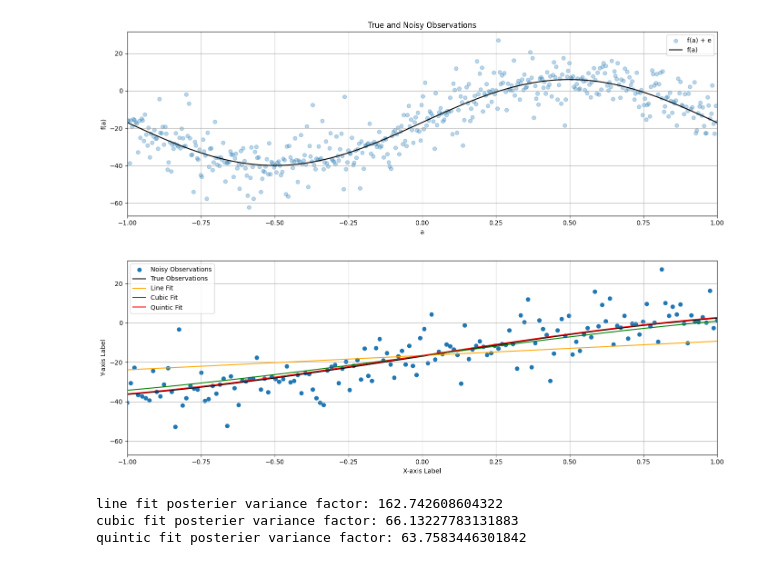
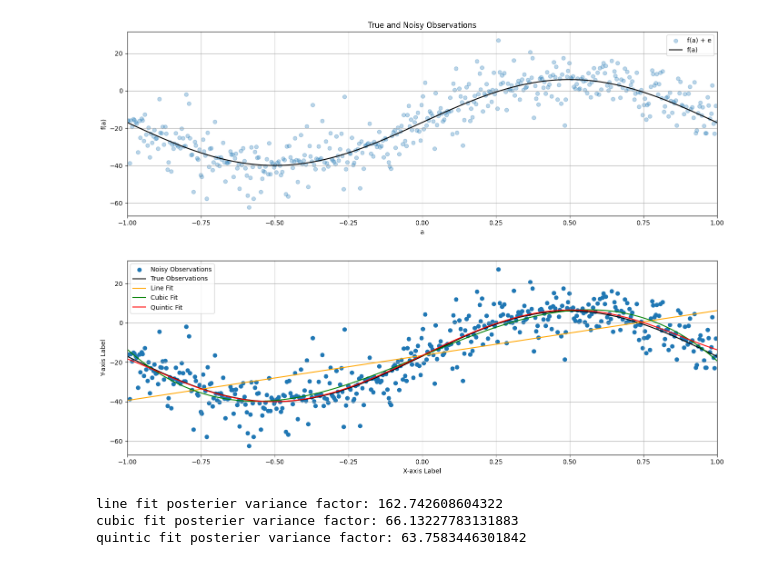
Before and after one commit to paul-dobre/engg680_2024_fall, a Jupyter notebook: Lab_Assignment2/Assignment2.ipynb, the cells around one changed output. Cells and saved outputs as stored; diff of their text form; code cells hidden in the pictures.

```diff
--- a/Lab_Assignment2/Assignment2.ipynb
+++ b/Lab_Assignment2/Assignment2.ipynb
@@ -160,30 +160,30 @@ quintic_uw = np.polyval(x5[::-1],a)#...
 # %%
 # step 8
 # use the matplotlib to plot each polynomial function, noisy observations l, true observations l_true, together in one single figure
 # for the polynomials of line, cubic and quintic, use color of orange, green and red respectively.
 # (2 marks)
 
 fig, ax = plt.subplots(nrows=1, ncols=1, figsize=(14, 5))
 # Plot noisy and true observations
-ax.scatter(a,l, label="Noisy Observations")
-ax.plot(a,l_true, label="True Observations", color='black')
+ax.scatter(scaled_a,l, label="Noisy Observations")
+ax.plot(scaled_a,l_true, label="True Observations", color='black')
 
 # Plot polynomial functions for line, cubic, and quintic
-ax.plot(a,line_uw, label="Line Fit", color='orange')
-ax.plot(a,cubic_uw, label="Cubic Fit", color='green')
-ax.plot(a,quintic_uw, label="Quintic Fit", color='red')
+ax.plot(scaled_a,line_uw, label="Line Fit", color='orange')
+ax.plot(scaled_a,cubic_uw, label="Cubic Fit", color='green')
+ax.plot(scaled_a,quintic_uw, label="Quintic Fit", color='red')
 
 # Add labels and grid
 ax.set_xlabel("X-axis Label")  # Customize as needed
 ax.set_ylabel("Y-axis Label")  # Customize as needed
 ax.legend()
 ax.grid(True, which='both',ls='-',color='0.65')
 
 ax.set_xlim([-1, 1])
 
 fig.tight_layout()
 # %% [output]
-[figure, old version]
+[figure, new version]
 # %%
 # step 9
 # print the a posterier variance factor for each polynomial function
```
Also changed, not shown: parts of 2 cells of this notebook.
